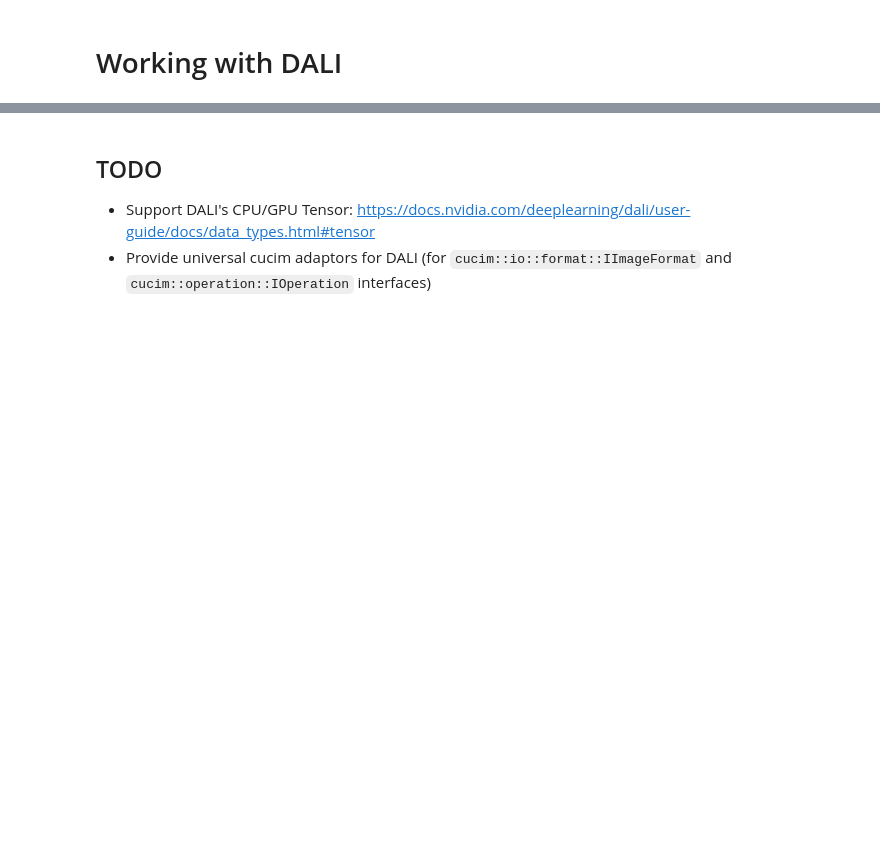
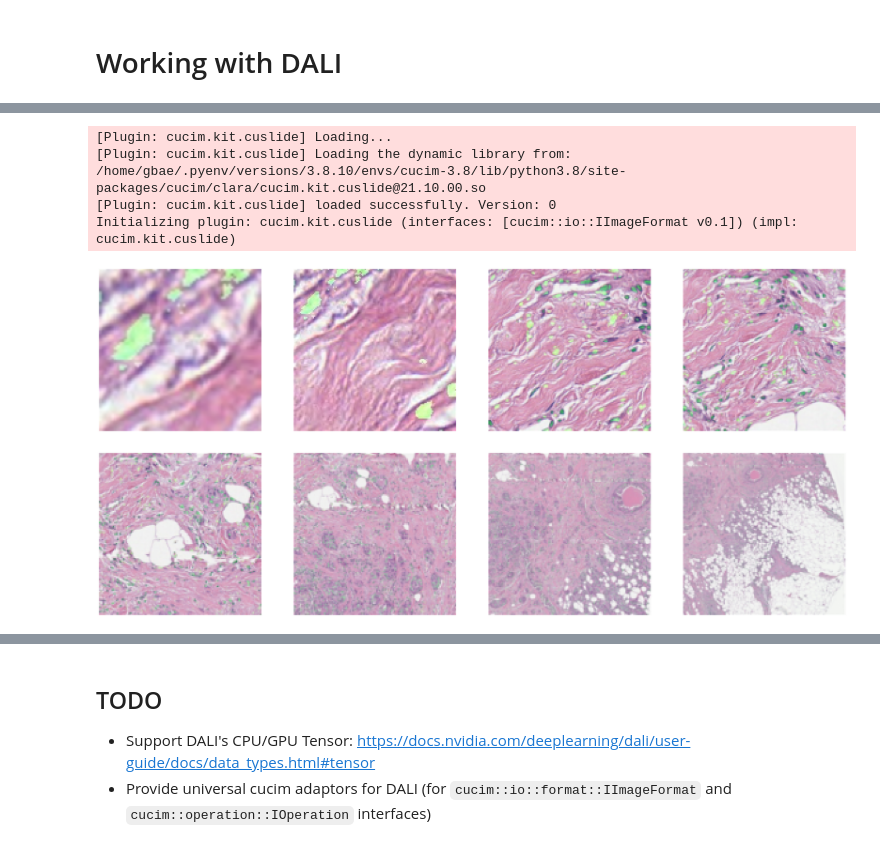
Before and after one commit to rapidsai/cucim, a Jupyter notebook: notebooks/Working_with_DALI.ipynb, the cells around one changed output, grey strips where cells are left out. Drawn from its saved outputs; the diff is of its cells as text; code cells hidden in the pictures; blank space fills up the shorter version.

```diff
--- a/notebooks/Working_with_DALI.ipynb
+++ b/notebooks/Working_with_DALI.ipynb
@@ -31,41 +35,71 @@ or
 # %%
 from cucim import CuImage
-
+import nvidia.dali as dali
+import nvidia.dali.fn as fn
 import numpy as np
 
-from nvidia.dali.pipeline import Pipeline
-import nvidia.dali.ops as ops
-import numpy as np
+import matplotlib.gridspec as gridspec
+import matplotlib.pyplot as plt
+%matplotlib inline
+
+def show_images(image_batch):
+    columns = 4
+    rows = (batch_size + 1) // (columns)
+    fig = plt.figure(figsize = (32,(32 // columns) * rows))
+    gs = gridspec.GridSpec(rows, columns)
+    for j in range(rows*columns):
+        plt.subplot(gs[j])
+        plt.axis("off")
+        plt.imshow(image_batch.at(j))
 
 def filter_images(image):
     # Filter with cuCIM's operation methods (future work)
     #   example)
-    #     from cucim import filters
+    #     from cucim.core import filters
     #     filtered_image = filters.sobel(image)
     filtered_image = image
     return filtered_image
 
 def gen_image(file_name, location_list, size_list, level_list, batch_size):
     image = CuImage(file_name)
     batch = []
     for location, size, level in zip(location_list, size_list, level_list):
         region = image.read_region(location=location, size=size, level=level)
         batch.append(np.asarray(region))
         if (len(batch) == batch_size):
             yield (batch,)
             batch = []
 
-class DPLoaderPipeline(Pipeline):
-    def __init__(self, file_name, location_list, size_list, level_list, batch_size, num_threads, device_id):
-        super(DPLoaderPipeline, self).__init__(batch_size, num_threads, device_id, exec_async=False,
-                                             exec_pipelined=False, seed=99)
-        self.input = ops.ExternalSource(
-            source=gen_image(file_name, location_list, size_list, level_list, batch_size), num_outputs=1
-        )
-        self.filter = ops.PythonFunction(function=filter_images, num_outputs=1)
-        self.resize = ops.Resize(resize_x=500, resize_y=500)
+file_name = "input/image.tif"
+location_list = [    (5000, 5000), (5000, 5000), (5000, 5000), (5000, 5000), (5000, 5000), (5000, 5000), (5000, 5000), (5000, 5000)]
+size_list     = [        (64, 64),   (128, 128),   (512, 512),   (800, 800),   (800, 800),   (800, 800),   (800, 800),   (800, 800)]
+level_list    = [               0,            0,            0,            0,           1,             2,            3,            4]
 
-    def define_graph(self):
-        image = self.input()
-        filtered_image = self.filter(image[0])
-        return self.resize(filtered_image)
+batch_size = 4
+num_threads = 1
+
+pipe = dali.pipeline.Pipeline(batch_size = batch_size, num_threads = num_threads, device_id = 0,
+                              exec_async=False, exec_pipelined=False, seed=99)
+
+with pipe:
+    input_image = fn.external_source(source=gen_image(file_name, location_list, size_list, level_list, batch_size),
+                                     num_outputs=1)
+    filtered_image = fn.python_function(input_image[0], function=filter_images, num_outputs=1)
+    resize = fn.resize(filtered_image, resize_x=128, resize_y=128)
+    pipe.set_outputs(resize)
+
+pipe.build()
+
+while True:
+    try:
+        output = pipe.run()
+        show_images(output[0])
+    except StopIteration:
+        break
+# %% [output]
+[Plugin: cucim.kit.cuslide] Loading...
+[Plugin: cucim.kit.cuslide] Loading the dynamic library from: /home/gbae/.pyenv/versions/3.8.10/envs/cucim-3.8/lib/python3.8/site-packages/cucim/clara/cucim.kit.cuslide@21.10.00.so
+[Plugin: cucim.kit.cuslide] loaded successfully. Version: 0
+Initializing plugin: cucim.kit.cuslide (interfaces: [cucim::io::IImageFormat v0.1]) (impl: cucim.kit.cuslide)
+[figure, added]
+[figure, added]
```
Also changed, not shown: parts of 9 cells of this notebook.
